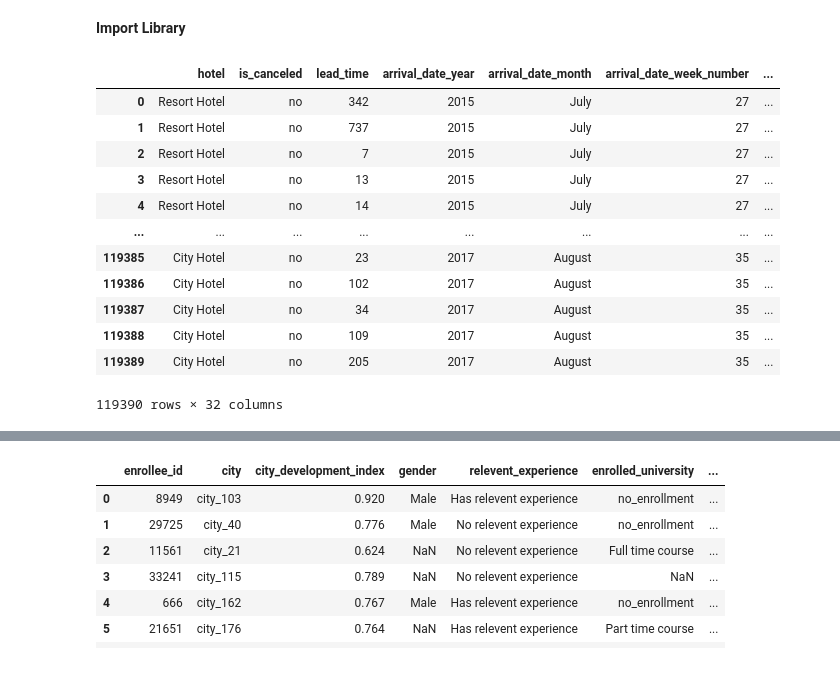
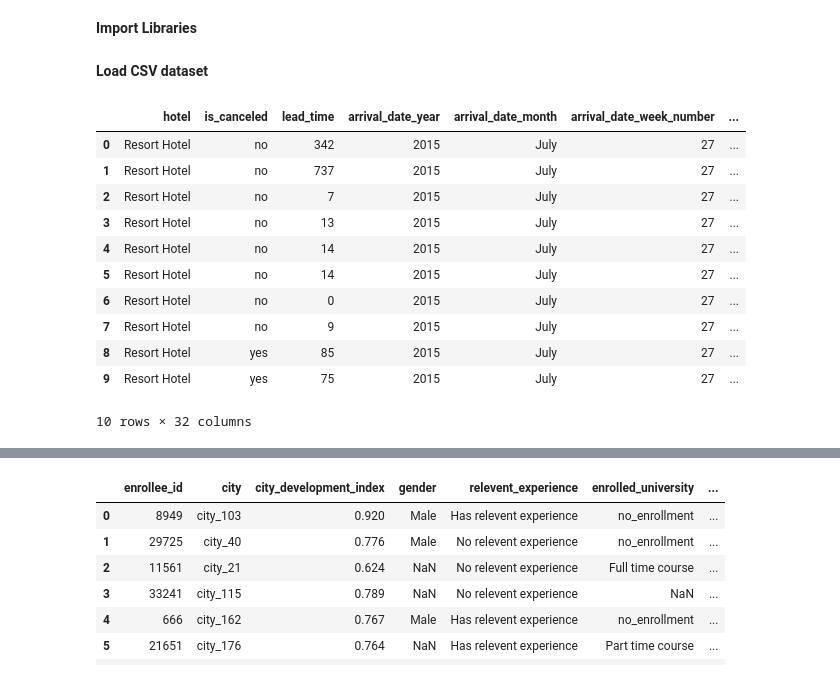
Before and after one commit to shsaniya04/Learn-Machine-Learning, a Jupyter notebook: 01_Read_Files.ipynb, the cells around one changed output, grey strips where cells are left out. Drawn from its saved outputs; the diff is of its cells as text; code cells hidden in the pictures.

```diff
--- a/01_Read_Files.ipynb
+++ b/01_Read_Files.ipynb
@@ -1,22 +1,23 @@
 # %% [markdown]
 <a href="https://colab.research.google.com/github/shsaniya04/Learn-Machine-Learning/blob/main/01_Read_Files.ipynb" target="_parent"><img src="https://colab.research.google.com/assets/colab-badge.svg" alt="Open In Colab"/></a>
 # %% [markdown]
-**Import** **Library**
+**Import Libraries**
 # %%
 import pandas as pd
+# %% [markdown]
+**Load CSV dataset**
 # %%
-pd.read_csv('/content/drive/MyDrive/Colab Notebooks/Learning Machine Learning/hotel_bookings.csv')
+pd.read_csv('/content/drive/MyDrive/Colab Notebooks/Learning Machine Learning/hotel_bookings.csv').head(10)
 # %% [output]
 |  | hotel | is_canceled | lead_time | arrival_date_year | arrival_date_month | arrival_date_week_number | ... |
 | 0 | Resort Hotel | no | 342 | 2015 | July | 27 | ... |
 | 1 | Resort Hotel | no | 737 | 2015 | July | 27 | ... |
 | 2 | Resort Hotel | no | 7 | 2015 | July | 27 | ... |
 | 3 | Resort Hotel | no | 13 | 2015 | July | 27 | ... |
 | 4 | Resort Hotel | no | 14 | 2015 | July | 27 | ... |
-| ... | ... | ... | ... | ... | ... | ... | ... |
-| 119385 | City Hotel | no | 23 | 2017 | August | 35 | ... |
-| 119386 | City Hotel | no | 102 | 2017 | August | 35 | ... |
-| 119387 | City Hotel | no | 34 | 2017 | August | 35 | ... |
-| 119388 | City Hotel | no | 109 | 2017 | August | 35 | ... |
-| 119389 | City Hotel | no | 205 | 2017 | August | 35 | ... |
+| 5 | Resort Hotel | no | 14 | 2015 | July | 27 | ... |
+| 6 | Resort Hotel | no | 0 | 2015 | July | 27 | ... |
+| 7 | Resort Hotel | no | 9 | 2015 | July | 27 | ... |
+| 8 | Resort Hotel | yes | 85 | 2015 | July | 27 | ... |
+| 9 | Resort Hotel | yes | 75 | 2015 | July | 27 | ... |
-119390 rows × 32 columns
+10 rows × 32 columns
```
Also changed, not shown: parts of 34 cells of this notebook.
